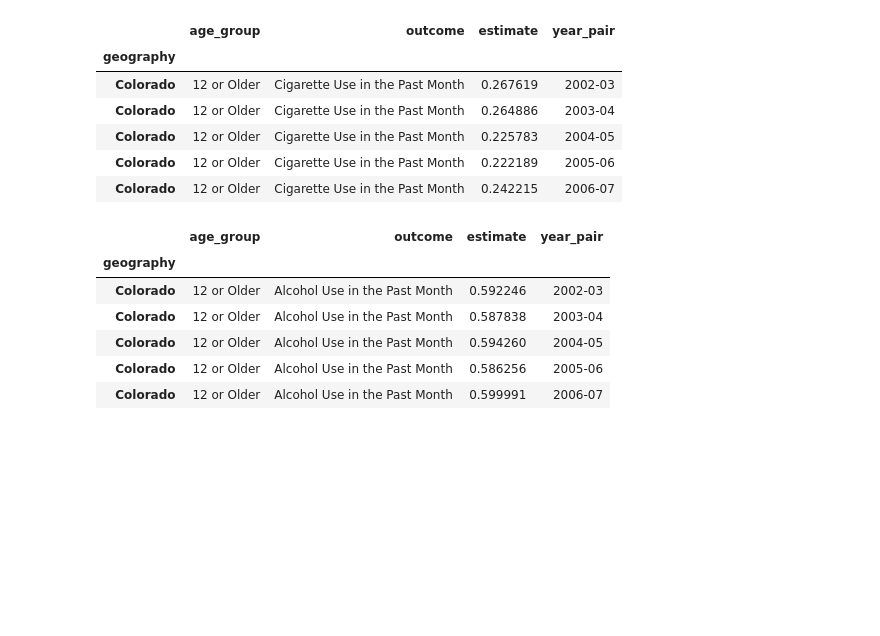
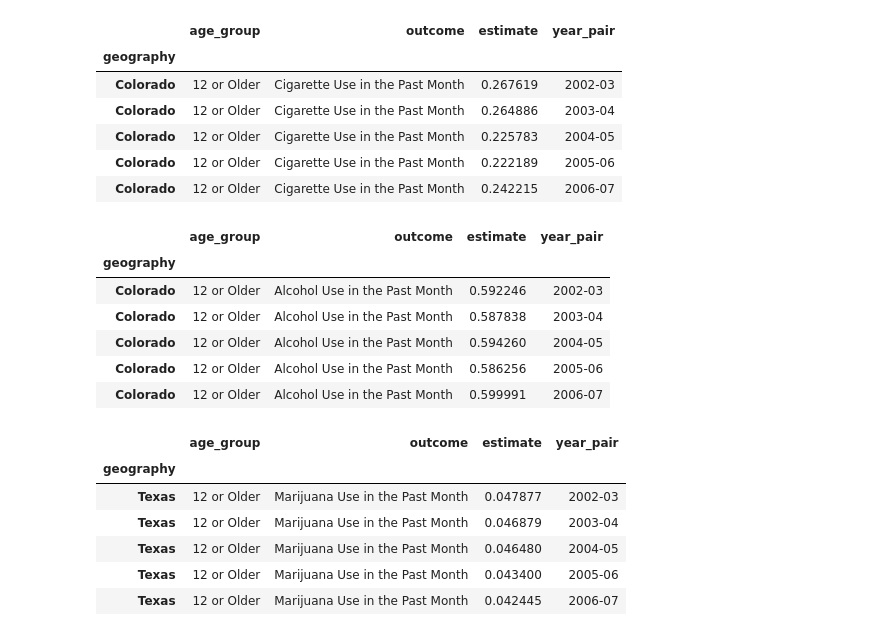
Before and after one commit to zdsteele/Project_1, a Jupyter notebook: Drug_Data_Years_Zach/Concatenated_df.ipynb, the cells around one changed output. Saved outputs shown, nothing was run; the diff lists cells and outputs as text; code cells hidden in the pictures; blank space fills up the shorter version.

```diff
--- a/Drug_Data_Years_Zach/Concatenated_df.ipynb
+++ b/Drug_Data_Years_Zach/Concatenated_df.ipynb
@@ -72,3 +84,19 @@ Colorado_Alch_age12.drop_duplicates(subset='year_pair', keep="last").head()
 | Colorado | 12 or Older | Alcohol Use in the Past Month | 0.594260 | 2004-05 |
 | Colorado | 12 or Older | Alcohol Use in the Past Month | 0.586256 | 2005-06 |
 | Colorado | 12 or Older | Alcohol Use in the Past Month | 0.599991 | 2006-07 |
+# %%
+# Locking onto Texas
+Texas_loc = geography_df.loc[["Texas"], ['age_group', 'outcome', 'estimate', 'year_pair']]
+# %%
+# Texas Ages 12 or Older Marijuana Use in the Past Month
+Texas_Mar_df = Texas_loc.loc[Texas_loc["outcome"] == "Marijuana Use in the Past Month"]
+Texas_Mar_age12 = Texas_Mar_df.loc[Texas_Mar_df["age_group"] == "12 or Older"]
+Texas_Mar_age12.drop_duplicates(subset='year_pair', keep="last").head()
+# %% [output]
+|  | age_group | outcome | estimate | year_pair |
+| geography |  |  |  |  |
+| Texas | 12 or Older | Marijuana Use in the Past Month | 0.047877 | 2002-03 |
+| Texas | 12 or Older | Marijuana Use in the Past Month | 0.046879 | 2003-04 |
+| Texas | 12 or Older | Marijuana Use in the Past Month | 0.046480 | 2004-05 |
+| Texas | 12 or Older | Marijuana Use in the Past Month | 0.043400 | 2005-06 |
+| Texas | 12 or Older | Marijuana Use in the Past Month | 0.042445 | 2006-07 |
```
Also changed, not shown: parts of 8 cells of this notebook, 2 other files.
